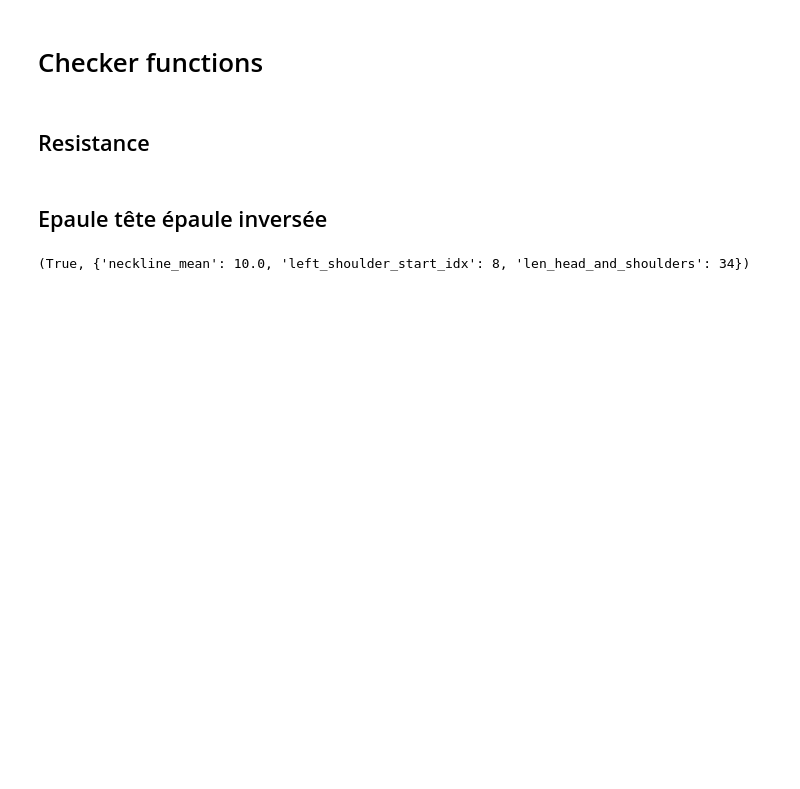
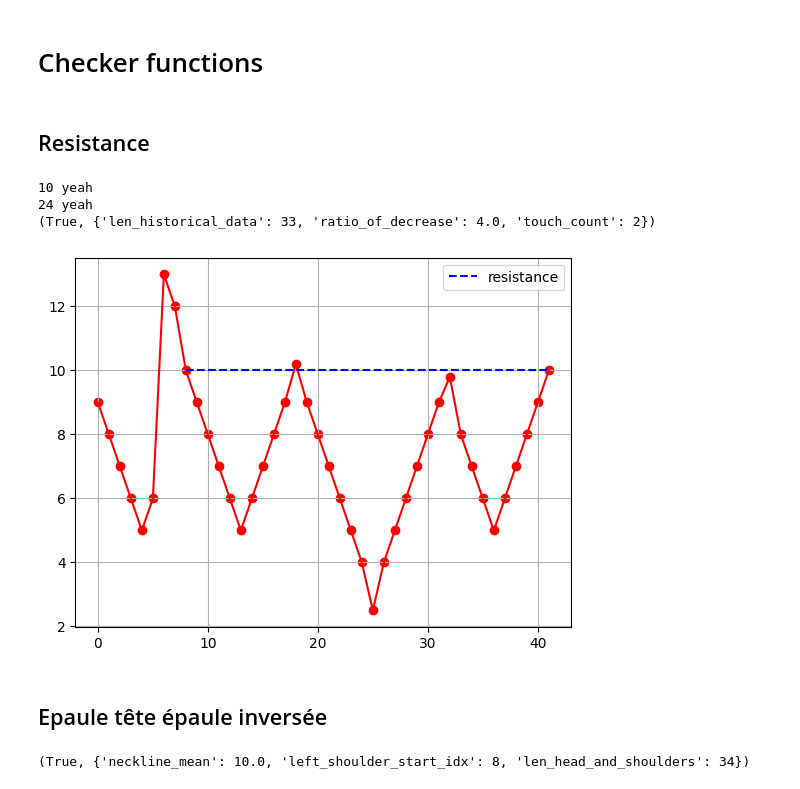
Before and after one commit to nicolaspro1234/trading_auto, a Jupyter notebook: trading.ipynb, the cells around one changed output. Cells and saved outputs as stored; diff of their text form; code cells hidden in the pictures; blank space fills up the shorter version.

```diff
--- a/trading.ipynb
+++ b/trading.ipynb
@@ -182,8 +182,6 @@ p.pipeline
 # %% [markdown]
 ## Resistance
 # %%
-import numpy as np
-
 def is_resistance(
     data,
     max_nb_historical_points,
@@ -191,7 +189,7 @@ def is_resistance(
     ratio_around_resistance,
     min_touch_occurences,
     min_points_between_touches,
-    ratio_of_decrease=0.2) -> (bool, Dict):
+    min_ratio_of_decrease=0.2) -> (bool, Dict):
     """
     Returns True if the last point is part of a resistance, else False.
 
@@ -213,7 +211,7 @@ def is_resistance(
     """
     metadata = {}
     # Ensure data length is sufficient
-    if len(data) < max_nb_historical_points:
+    if len(data) < min_nb_historical_points:
         raise ValueError("Insufficient data points for the specified history size.")
 
     # Get the last point and its tolerance threshold
@@ -227,7 +225,7 @@ def is_resistance(
     if crossing_indices:
         # Cut history after the most recent crossing point
         historical_data = historical_data[crossing_indices[-1] + 1:]
-    metadata.update({'len historical data': len(historical_data)})
+    metadata.update({'len_historical_data': len(historical_data)})
 
     # Check if the filtered history meets minimum length requirement
     if len(historical_data) < min_nb_historical_points:
@@ -241,19 +239,24 @@ def is_resistance(
     upper_bound = resistance_level * (1 + ratio_around_resistance)
 
     # Ensure the cut history has reached a low enough level
-    required_low_level = resistance_level - resistance_level * ratio_of_decrease
-    if np.min(historical_data) > required_low_level:
+    ratio_of_decrease = resistance_level / np.min(historical_data)
+    metadata.update({'ratio_of_decrease': ratio_of_decrease})
+    if ratio_of_decrease < min_ratio_of_decrease:
         return False, metadata
 
     # Count valid touches with min_points_between_touches enforcement
     touch_count = 0
-    last_touch_index = -min_points_between_touches - 1  # Initialize as far enough back
+    if crossing_indices:
+        last_touch_index = 0
+    else:
+      last_touch_index = -min_points_between_touches - 1  # Initialize as far enough back
     for i, point in enumerate(historical_data):
         if lower_bound <= point <= upper_bound:
             # Check if enough points have passed since the last touch
             if i - last_touch_index > min_points_between_touches:
                 touch_count += 1
                 last_touch_index = i
+                print(i,'yeah')
         elif point > upper_bound:  # Resistance is crossed
             return False, metadata
 
@@ -261,6 +264,40 @@ def is_resistance(
     b = touch_count >= min_touch_occurences
     metadata.update({'touch_count': touch_count})
     return b, metadata
+# %%
+# Example usage
+data = np.array([9, 8, 7, 6, 5, 6,
+                13, 12, 10, 9, 8, 7, 6, 5, 6, 7, 8, 9, 10.2,
+                 9, 8, 7, 6, 5, 4, 2.5, 4, 5, 6, 7, 8, 9, 9.8,
+                 8, 7, 6, 5, 6, 7, 8, 9, 10
+                ])
+
+cp = ChartPlotter()
+cp.add_chart(np.arange(len(data)), data, plot_type='line', color='red')
+cp.add_chart(np.arange(len(data)), data, plot_type='scatter', color='red')
+
+b, md = is_resistance(
+    data=data,
+    max_nb_historical_points=50,
+    min_nb_historical_points=10,
+    ratio_around_resistance=0.05,
+    min_touch_occurences=2,
+    min_points_between_touches=5)
+
+print((b, md))
+
+
+if b:
+  cp.add_chart(
+      np.arange(len(data) - md['len_historical_data'] - 1, len(data)),
+      [data[-1]] * (md['len_historical_data'] +1),
+      plot_type='line', color='blue', linestyle='--', label='resistance')
+cp.plot()
+# %% [output]
+10 yeah
+24 yeah
+(True, {'len_historical_data': 33, 'ratio_of_decrease': 4.0, 'touch_count': 2})
+[figure, added]
 # %% [markdown]
 
 
```
Also changed, not shown: parts of 2 cells of this notebook.
